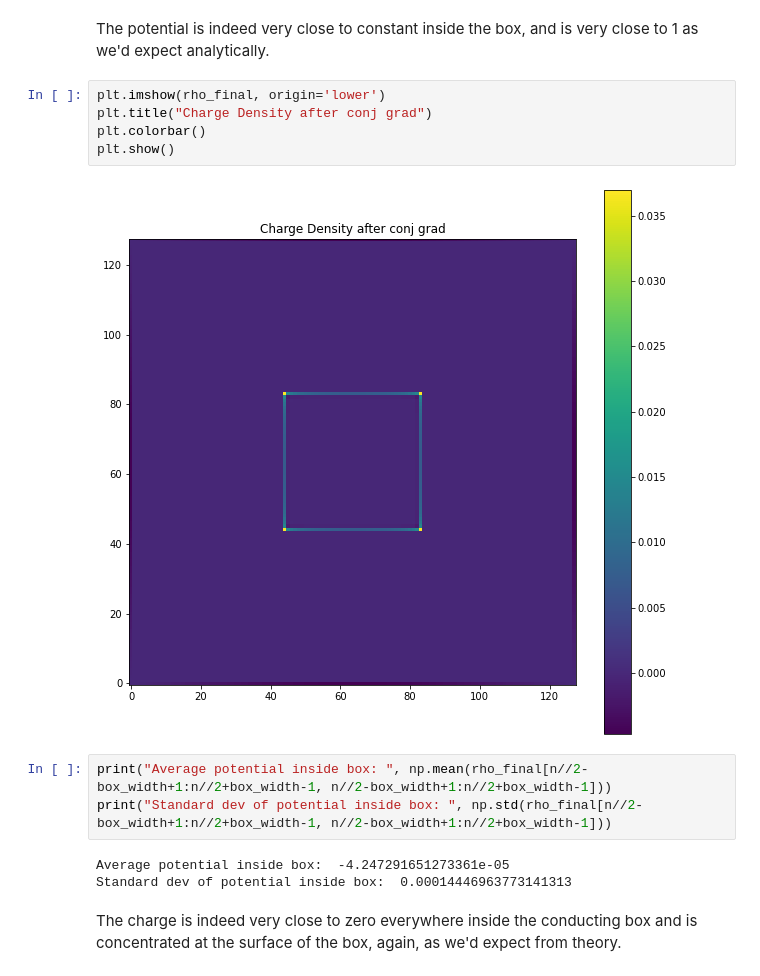
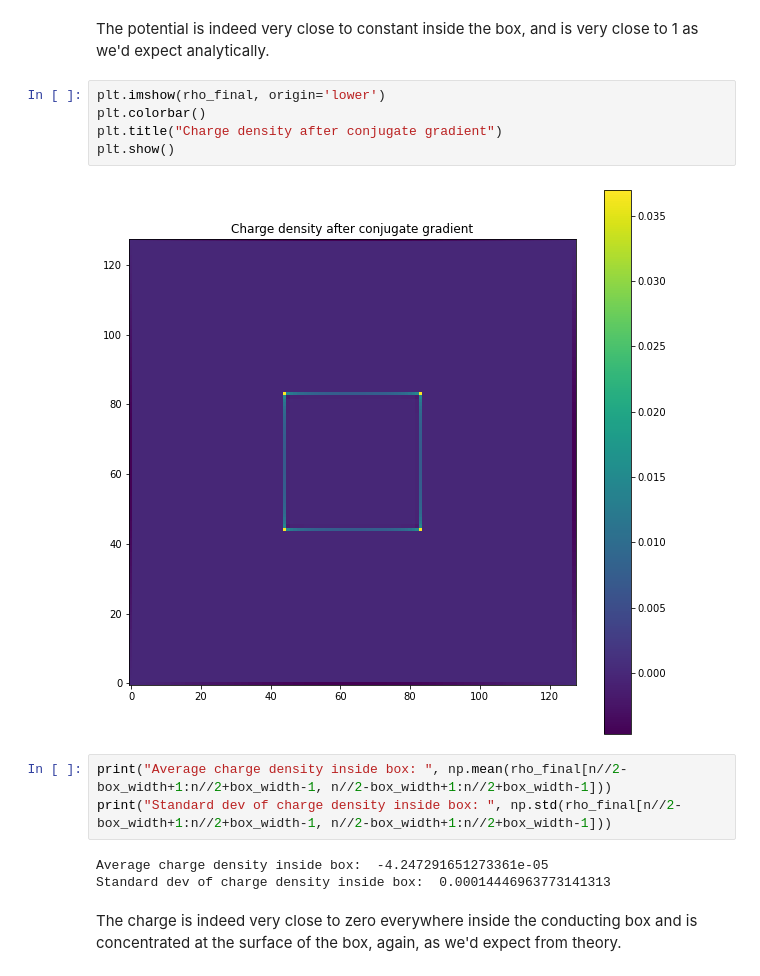
Before and after one commit to nittalas/phys512, a Jupyter notebook: Assignment 8/PHYS512-Assignment8.ipynb, the cells around one changed output. Saved outputs shown, nothing was run; the diff lists cells and outputs as text.

```diff
--- a/Assignment 8/PHYS512-Assignment8.ipynb
+++ b/Assignment 8/PHYS512-Assignment8.ipynb
@@ -234,17 +279,17 @@ Standard dev of potential inside box:  1.109437289154541e-08
 The potential is indeed very close to constant inside the box, and is very close to 1 as we'd expect analytically.
 # %%
 plt.imshow(rho_final, origin='lower')
-plt.title("Charge Density after conj grad")
 plt.colorbar()
+plt.title("Charge density after conjugate gradient")
 plt.show()
 # %% [output]
-[figure, old version]
+[figure, new version]
 # %%
-print("Average potential inside box: ", np.mean(rho_final[n//2-box_width+1:n//2+box_width-1, n//2-box_width+1:n//2+box_width-1]))
-print("Standard dev of potential inside box: ", np.std(rho_final[n//2-box_width+1:n//2+box_width-1, n//2-box_width+1:n//2+box_width-1]))
+print("Average charge density inside box: ", np.mean(rho_final[n//2-box_width+1:n//2+box_width-1, n//2-box_width+1:n//2+box_width-1]))
+print("Standard dev of charge density inside box: ", np.std(rho_final[n//2-box_width+1:n//2+box_width-1, n//2-box_width+1:n//2+box_width-1]))
 # %% [output]
-Average potential inside box:  -4.247291651273361e-05
-Standard dev of potential inside box:  0.00014446963773141313
+Average charge density inside box:  -4.247291651273361e-05
+Standard dev of charge density inside box:  0.00014446963773141313
 # %% [markdown]
 The charge is indeed very close to zero everywhere inside the conducting box and is concentrated at the surface of the box, again, as we'd expect from theory.
 # %%
```
Also changed, not shown: parts of 8 cells of this notebook.
